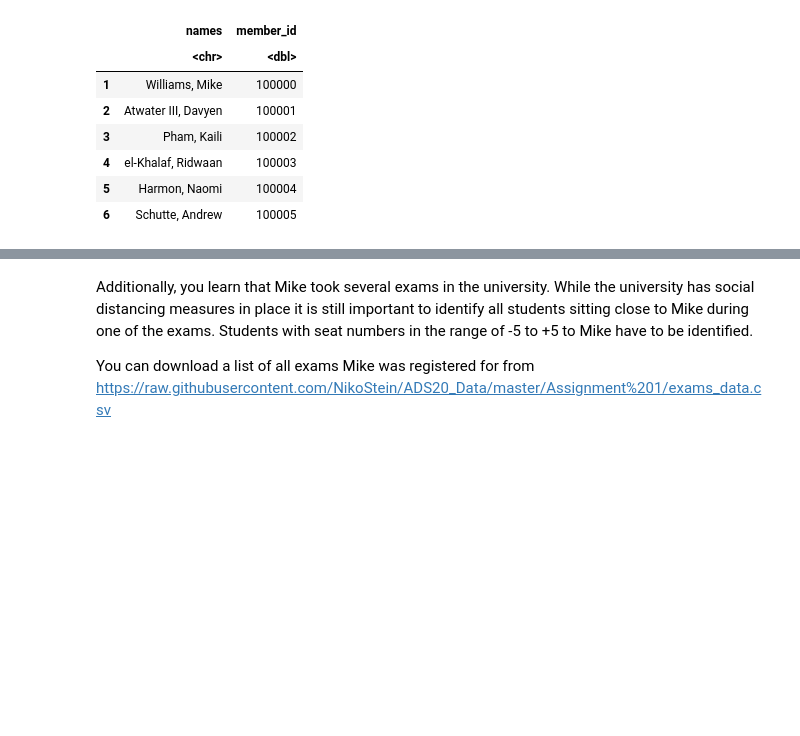
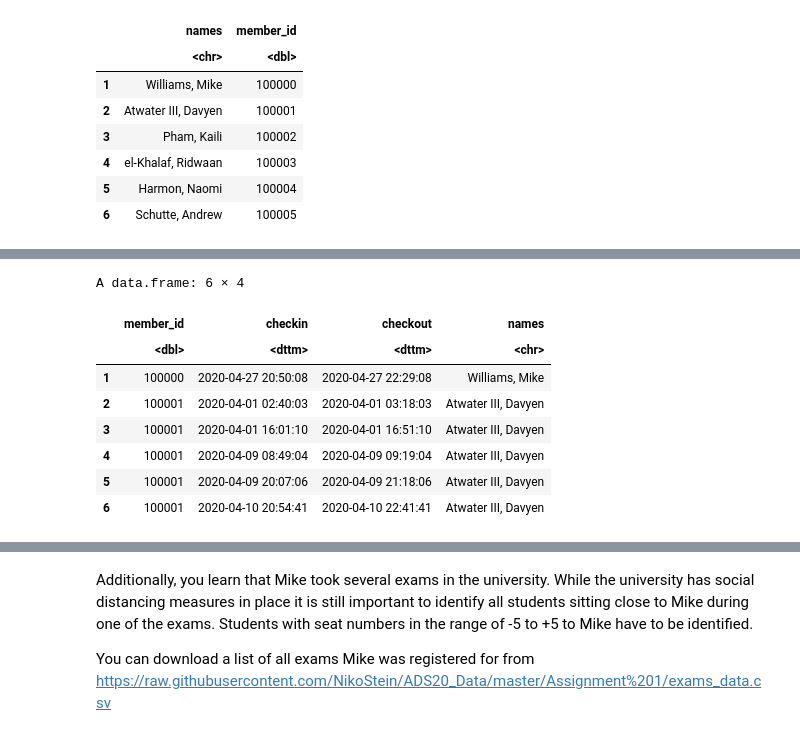
Before and after one commit to michiWS1920/ADS20, a Jupyter notebook: ADS_Programming_Assignment_1.ipynb, the cells around one changed output, grey strips where cells are left out. Drawn from its saved outputs; the diff is of its cells as text; code cells hidden in the pictures; blank space fills up the shorter version.

```diff
--- a/ADS_Programming_Assignment_1.ipynb
+++ b/ADS_Programming_Assignment_1.ipynb
@@ -501,0 +509,16 @@ ERROR: ignored
+# %%
+visitor_logs %>%
+left_join(member_data, by= "member_id") -> gym_joined
+gym_joined %>%
+mutate(checkin = ymd_hms(checkin), checkout = ymd_hms(checkout)) %>%
+head()
+# %% [output]
+A data.frame: 6 × 4
+|  | member_id | checkin | checkout | names |
+|  | <dbl> | <dttm> | <dttm> | <chr> |
+| 1 | 100000 | 2020-04-27 20:50:08 | 2020-04-27 22:29:08 | Williams, Mike |
+| 2 | 100001 | 2020-04-01 02:40:03 | 2020-04-01 03:18:03 | Atwater III, Davyen |
+| 3 | 100001 | 2020-04-01 16:01:10 | 2020-04-01 16:51:10 | Atwater III, Davyen |
+| 4 | 100001 | 2020-04-09 08:49:04 | 2020-04-09 09:19:04 | Atwater III, Davyen |
+| 5 | 100001 | 2020-04-09 20:07:06 | 2020-04-09 21:18:06 | Atwater III, Davyen |
+| 6 | 100001 | 2020-04-10 20:54:41 | 2020-04-10 22:41:41 | Atwater III, Davyen |
```
Also changed, not shown: parts of 6 cells of this notebook.
